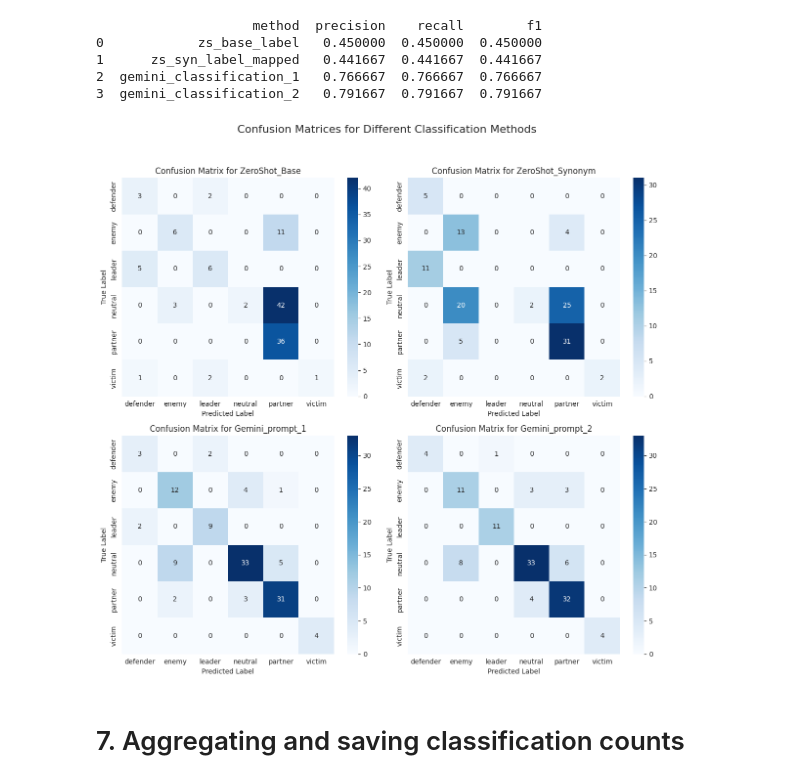
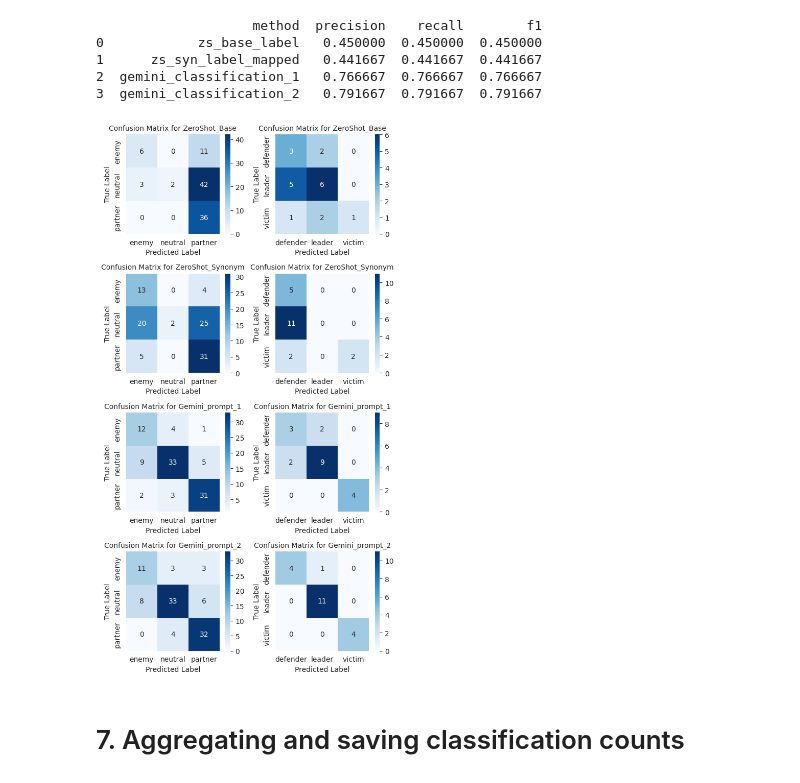
Before and after one commit to szuvarska/PutinsTalksAnalysis, a Jupyter notebook: notebooks/03b_context_classification.ipynb, the cells around one changed output. Saved outputs shown, nothing was run; the diff lists cells and outputs as text; code cells hidden in the pictures.

Commit message:
Update plots

```diff
--- a/notebooks/03b_context_classification.ipynb
+++ b/notebooks/03b_context_classification.ipynb
@@ -379,7 +379,7 @@ def plot_confusion_matrix(df, predicted_col, true_col, title, ax=None):
     sns.heatmap(cm, annot=True, fmt='d', xticklabels=labels, yticklabels=labels, cmap='Blues', ax=ax)
     ax.set_xlabel('Predicted Label')
     ax.set_ylabel('True Label')
-    ax.set_title(title)
+    ax.set_title(title, fontsize=10)
 # %%
 # List of method columns to aggregate
 methods_to_count = [
@@ -389,28 +389,40 @@ methods_to_count = [
     ('gemini_classification_2', 'Gemini_prompt_2'),
     ('manual_classification', 'Human_Annotation')
 ]
+
+llm_columns = ["zs_base_label", "zs_syn_label_mapped", "gemini_classification_1", "gemini_classification_2"]
 # %%
 # Plot confusion matrices for each method
-fig, axs = plt.subplots(2, 2, figsize=(12, 12))
-plt.suptitle('Confusion Matrices for Different Classification Methods', fontsize=16)
+fig, axs = plt.subplots(4, 2, figsize=(6, 12))
+# plt.suptitle('Confusion Matrices for Different Classification Methods', fontsize=16)
 
 # Flatten axes for easy iteration
 flat_axs = axs.flatten()
 
+df_annotated_russia = df_annotated[df_annotated['country'] == 'Russia']
+df_annotated_others = df_annotated[df_annotated['country'] != 'Russia']
+
 for i, (col, name) in enumerate(methods_to_count):
     if col in llm_columns:
         plot_confusion_matrix(
-            df_annotated,
+            df_annotated_others,
             predicted_col=col,
             true_col='manual_classification',
             title=f'Confusion Matrix for {name}',
-            ax=flat_axs[i]
+            ax=flat_axs[2*i]
+        )
+        plot_confusion_matrix(
+            df_annotated_russia,
+            predicted_col=col,
+            true_col='manual_classification',
+            title=f'Confusion Matrix for {name}',
+            ax=flat_axs[2*i+1]
         )
 
 plt.tight_layout(rect=[0, 0.03, 1, 0.95]) # Adjust layout to make room for suptitle
 plt.show()
 # %% [output]
-[figure, old version]
+[figure, new version]
 # %% [markdown]
 # 7. Aggregating and saving classification counts
 # %%
```
Also changed, not shown: parts of 3 cells of this notebook, 2 other files.
